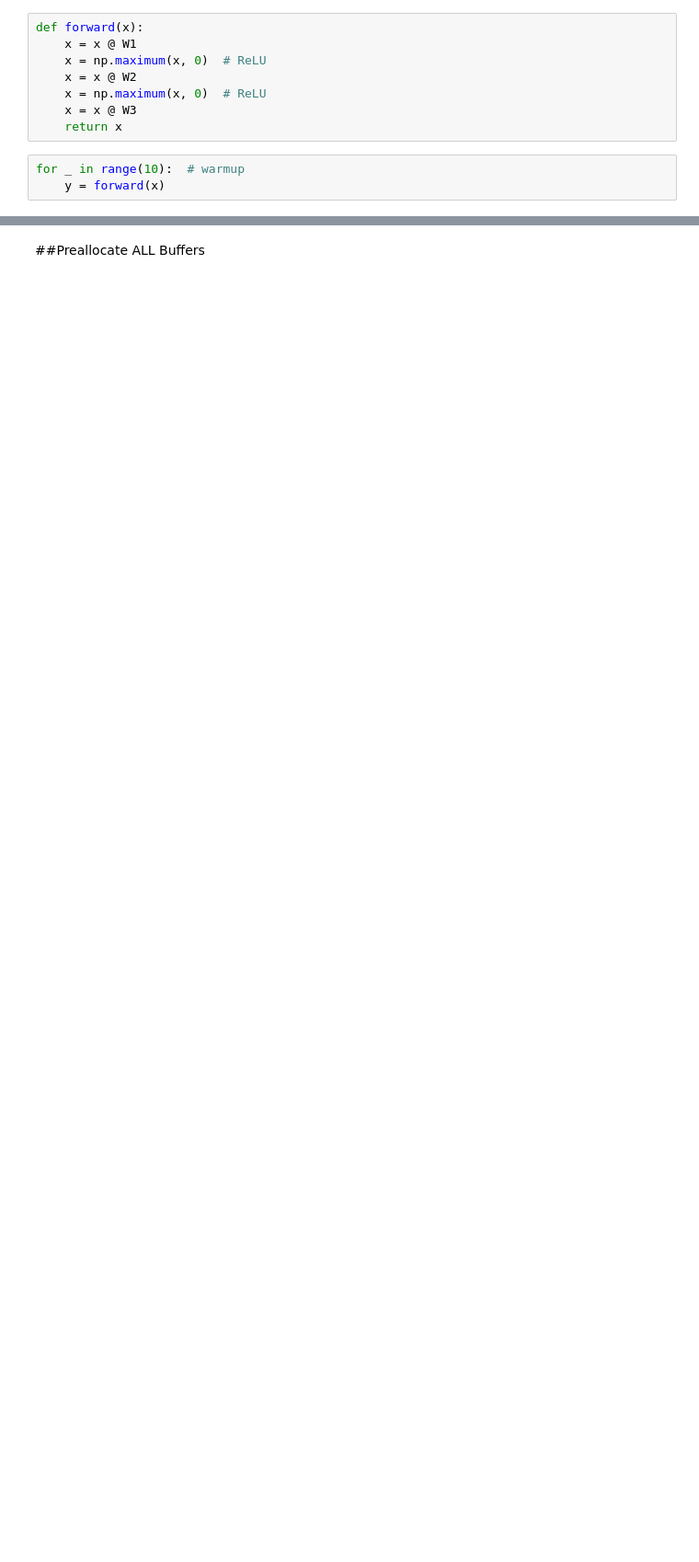
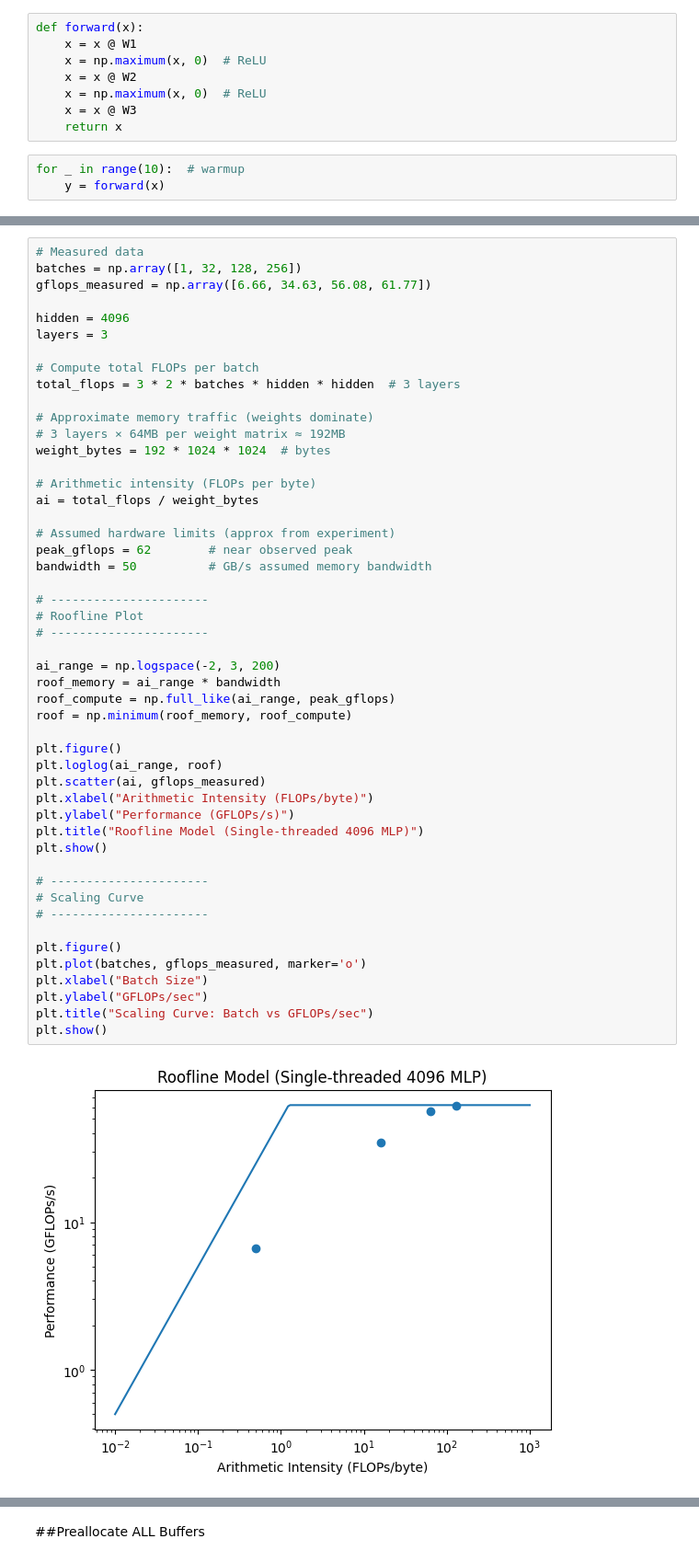
Before and after one commit to Suraj-Sedai/hardware-aware-nn-inference, a Jupyter notebook: notebooks/experiment.ipynb, the cells around one changed output, grey strips where cells are left out. Shown at 92% size. Saved outputs shown, nothing was run; the diff lists cells and outputs as text; blank space fills up the shorter version.

Commit message:
Observation Single Thread FP32 Performance

```diff
--- a/notebooks/experiment.ipynb
+++ b/notebooks/experiment.ipynb
@@ -59,0 +115,51 @@ Achieved GFLOPs/sec: 6.55
+# %%
+# Measured data
+batches = np.array([1, 32, 128, 256])
+gflops_measured = np.array([6.66, 34.63, 56.08, 61.77])
+
+hidden = 4096
+layers = 3
+
+# Compute total FLOPs per batch
+total_flops = 3 * 2 * batches * hidden * hidden  # 3 layers
+
+# Approximate memory traffic (weights dominate)
+# 3 layers × 64MB per weight matrix ≈ 192MB
+weight_bytes = 192 * 1024 * 1024  # bytes
+
+# Arithmetic intensity (FLOPs per byte)
+ai = total_flops / weight_bytes
+
+# Assumed hardware limits (approx from experiment)
+peak_gflops = 62        # near observed peak
+bandwidth = 50          # GB/s assumed memory bandwidth
+
+# ----------------------
+# Roofline Plot
+# ----------------------
+
+ai_range = np.logspace(-2, 3, 200)
+roof_memory = ai_range * bandwidth
+roof_compute = np.full_like(ai_range, peak_gflops)
+roof = np.minimum(roof_memory, roof_compute)
+
+plt.figure()
+plt.loglog(ai_range, roof)
+plt.scatter(ai, gflops_measured)
+plt.xlabel("Arithmetic Intensity (FLOPs/byte)")
+plt.ylabel("Performance (GFLOPs/s)")
+plt.title("Roofline Model (Single-threaded 4096 MLP)")
+plt.show()
+
+# ----------------------
+# Scaling Curve
+# ----------------------
+
+plt.figure()
+plt.plot(batches, gflops_measured, marker='o')
+plt.xlabel("Batch Size")
+plt.ylabel("GFLOPs/sec")
+plt.title("Scaling Curve: Batch vs GFLOPs/sec")
+plt.show()
+# %% [output]
+[figure, added]
```
Also changed, not shown: parts of 11 cells of this notebook.
